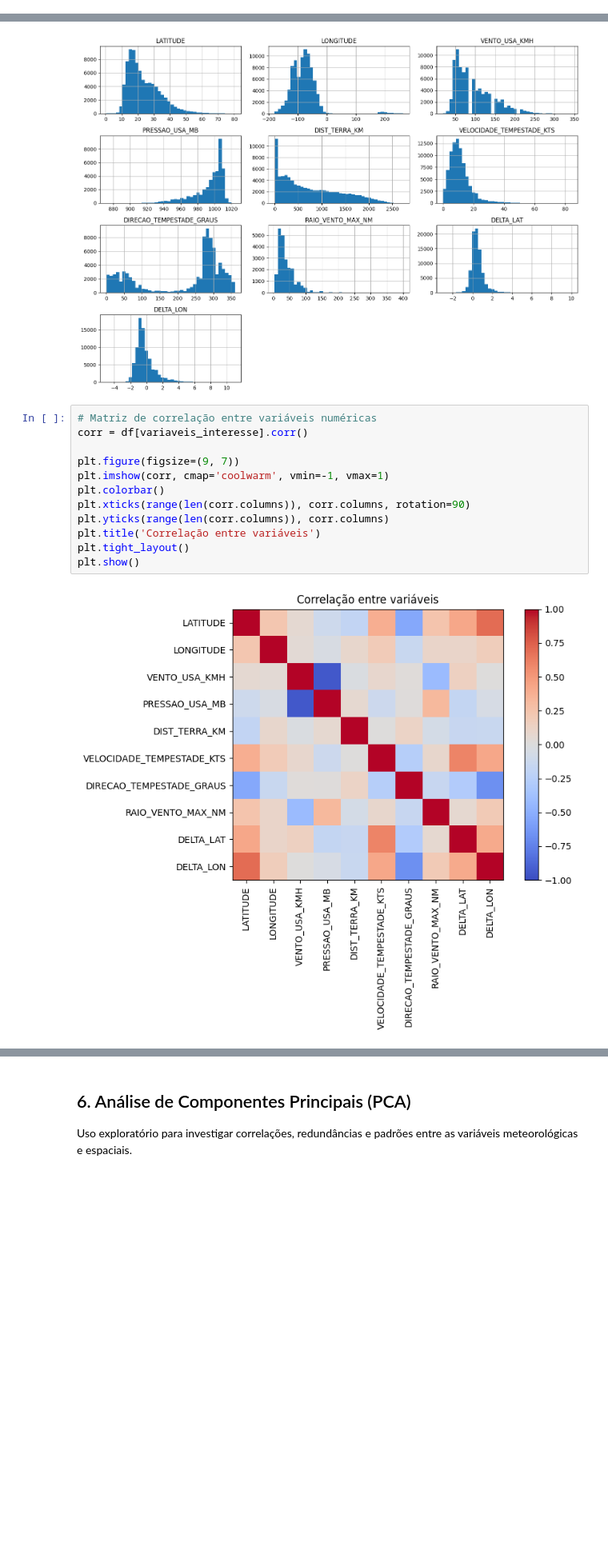
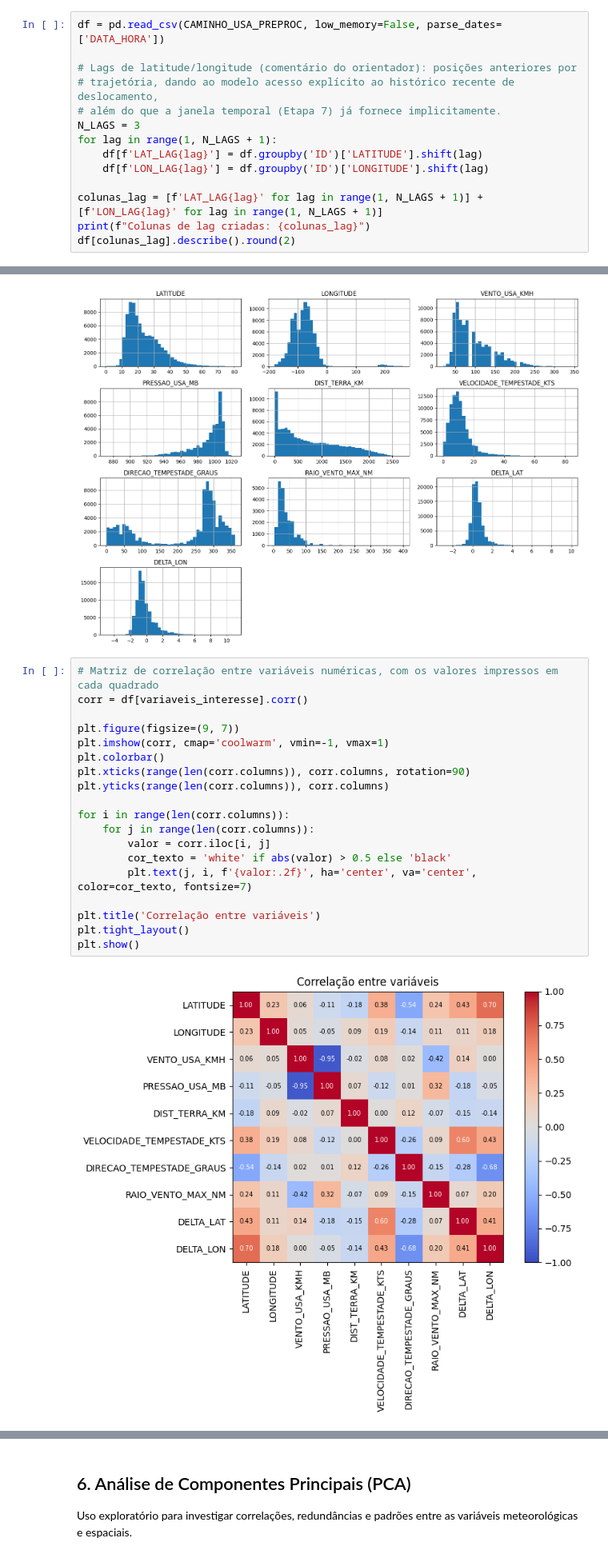
Before and after one commit to PedroVilbert/TCCfuracoes, a Jupyter notebook: TCC_pipeline_completo.ipynb, the cells around one changed output, grey strips where cells are left out. Shown at 80% size. Drawn from its saved outputs; the diff is of its cells as text; blank space fills up the shorter version.

```diff
--- a/TCC_pipeline_completo.ipynb
+++ b/TCC_pipeline_completo.ipynb
@@ -212,3 +223,17 @@ Arquivo salvo: C:\Users\dorfb\OneDrive\Documentos\TCC\datasets\ibtracs_USA_prepr
 ## 5. Análise exploratória dos dados (EDA)
 Estatísticas descritivas, distribuições e visualizações das principais variáveis
 (latitude, longitude, vento, pressão, distância à costa, direção da tempestade).
+# %%
+df = pd.read_csv(CAMINHO_USA_PREPROC, low_memory=False, parse_dates=['DATA_HORA'])
+
+# Lags de latitude/longitude (comentário do orientador): posições anteriores por
+# trajetória, dando ao modelo acesso explícito ao histórico recente de deslocamento,
+# além do que a janela temporal (Etapa 7) já fornece implicitamente.
+N_LAGS = 3
+for lag in range(1, N_LAGS + 1):
+    df[f'LAT_LAG{lag}'] = df.groupby('ID')['LATITUDE'].shift(lag)
+    df[f'LON_LAG{lag}'] = df.groupby('ID')['LONGITUDE'].shift(lag)
+
+colunas_lag = [f'LAT_LAG{lag}' for lag in range(1, N_LAGS + 1)] + [f'LON_LAG{lag}' for lag in range(1, N_LAGS + 1)]
+print(f"Colunas de lag criadas: {colunas_lag}")
+df[colunas_lag].describe().round(2)
@@ -240,19 +274,26 @@ plt.show()
 # %% [output]
 [figure]
 # %%
-# Matriz de correlação entre variáveis numéricas
+# Matriz de correlação entre variáveis numéricas, com os valores impressos em cada quadrado
 corr = df[variaveis_interesse].corr()
 
 plt.figure(figsize=(9, 7))
 plt.imshow(corr, cmap='coolwarm', vmin=-1, vmax=1)
 plt.colorbar()
 plt.xticks(range(len(corr.columns)), corr.columns, rotation=90)
 plt.yticks(range(len(corr.columns)), corr.columns)
+
+for i in range(len(corr.columns)):
+    for j in range(len(corr.columns)):
+        valor = corr.iloc[i, j]
+        cor_texto = 'white' if abs(valor) > 0.5 else 'black'
+        plt.text(j, i, f'{valor:.2f}', ha='center', va='center', color=cor_texto, fontsize=7)
+
 plt.title('Correlação entre variáveis')
 plt.tight_layout()
 plt.show()
 # %% [output]
-[figure, old version]
+[figure, new version]
 # %%
 # Mapa de trajetórias (amostra de tempestades) com Plotly
 amostra_ids = df['ID'].unique()[:30]
```
Also changed, not shown: parts of 21 cells of this notebook.
